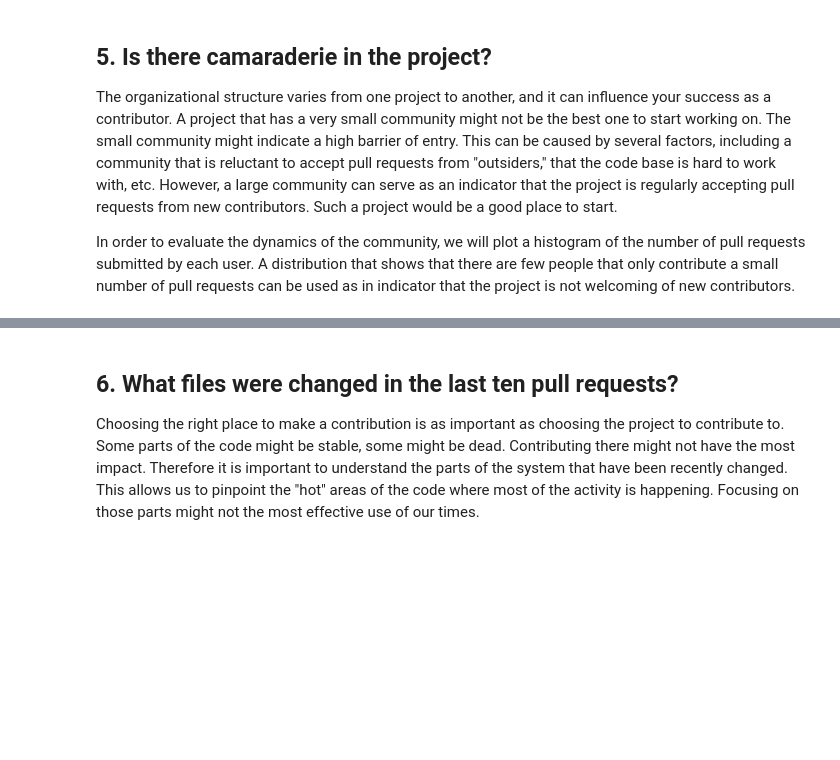
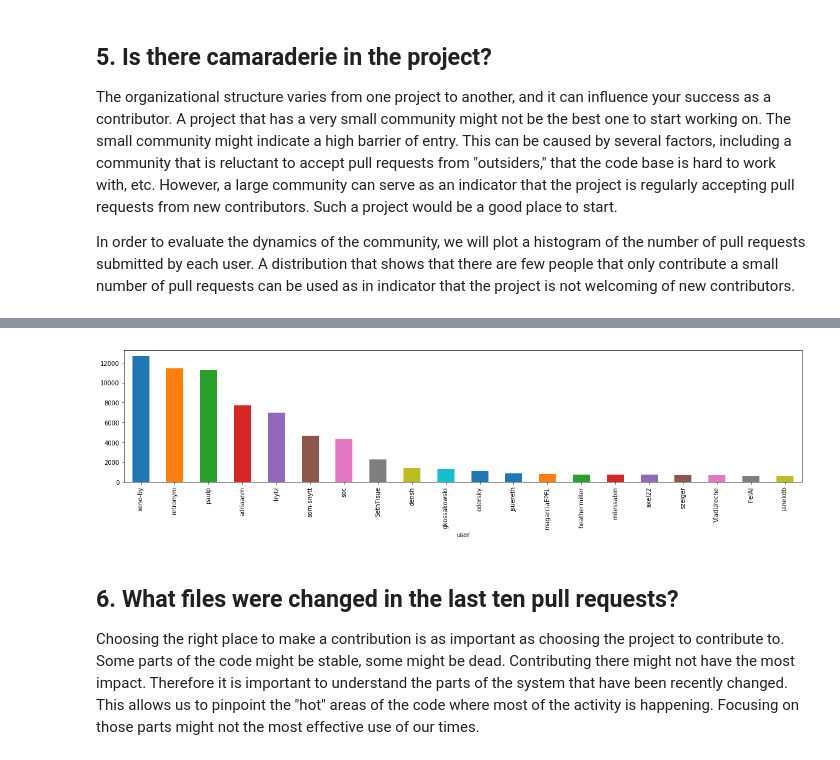
Before and after one commit to Ibn-mohey/Practice-Python, a Jupyter notebook: Data Camp/07.The GitHub History of the Scala Language/notebook.ipynb, the cells around one changed output, grey strips where cells are left out. Drawn from its saved outputs; the diff is of its cells as text; code cells hidden in the pictures; blank space fills up the shorter version.

```diff
--- a/Data Camp/07.The GitHub History of the Scala Language/notebook.ipynb
+++ b/Data Camp/07.The GitHub History of the Scala Language/notebook.ipynb
@@ -73,3 +103,7 @@ by_user = ...
+# %%
+by_user.sort_values(ascending=False)[0:20].plot(kind = "bar", figsize = (20,4));
+# %% [output]
+[figure, added]
 # %% [markdown]
 ## 6. What files were changed in the last ten pull requests?
 <p>Choosing the right place to make a contribution is as important as choosing the project to contribute to. Some parts of the code might be stable, some might be dead. Contributing there might not have the most impact. Therefore it is important to understand the parts of the system that have been recently changed. This allows us to pinpoint the "hot" areas of the code where most of the activity is happening. Focusing on those parts might not the most effective use of our times.</p>
```
Also changed, not shown: parts of 16 cells of this notebook.
